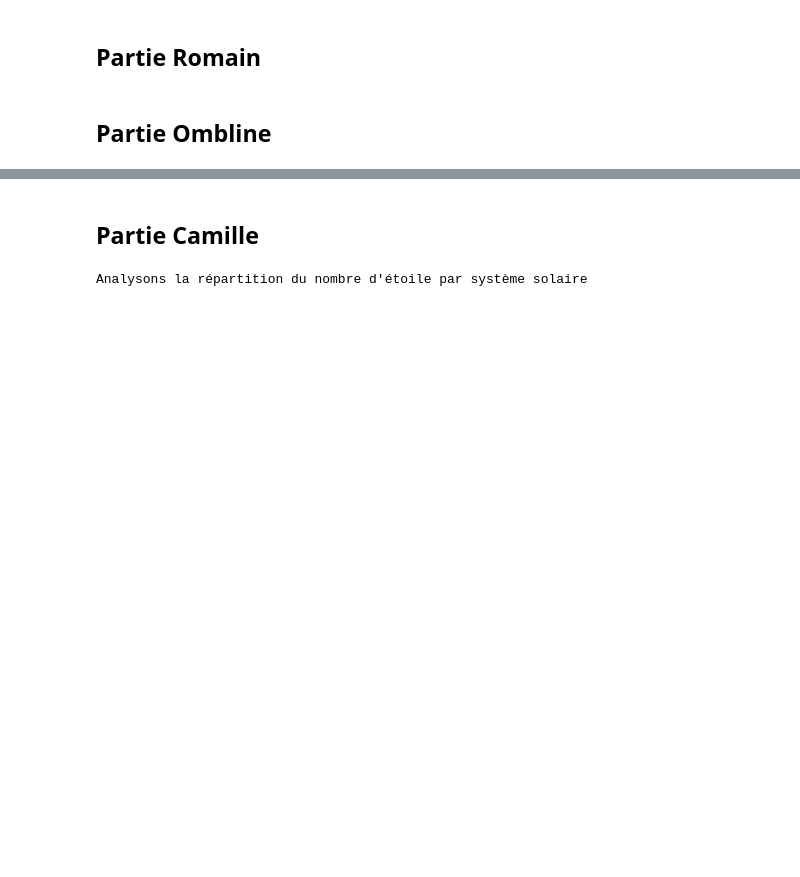
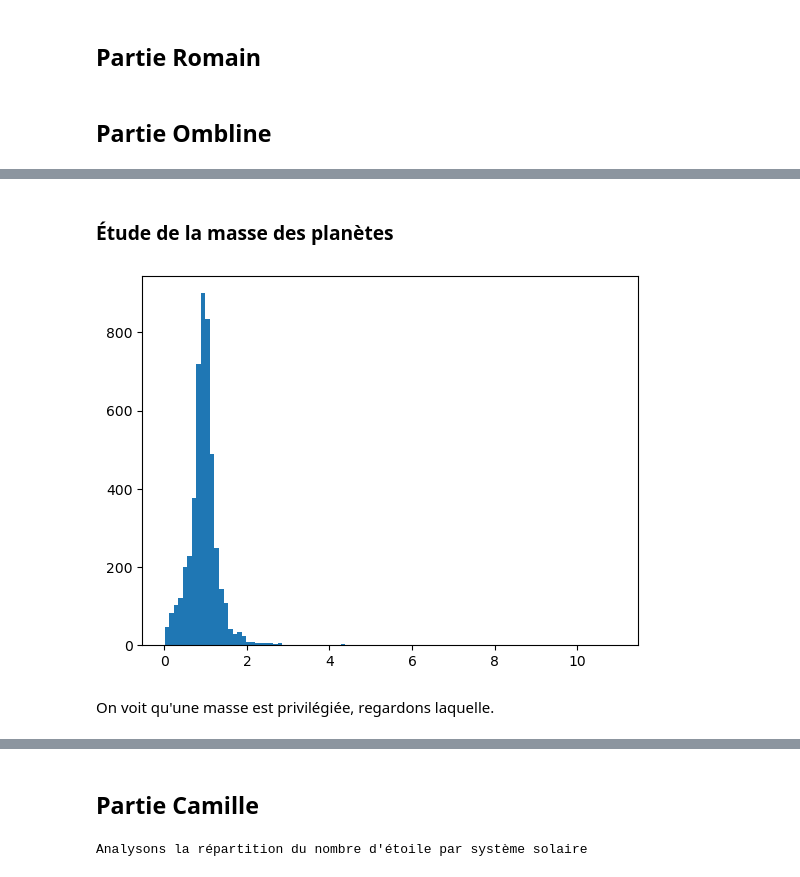
Before and after one commit to camilleprig/pe-hackathon, a Jupyter notebook: code.ipynb, the cells around one changed output, grey strips where cells are left out. Drawn from its saved outputs; the diff is of its cells as text; code cells hidden in the pictures; blank space fills up the shorter version.

```diff
--- a/code.ipynb
+++ b/code.ipynb
@@ -48,0 +85,10 @@ plt.hist(rayon, bins=200, )
+# %% [markdown]
+### Étude de la masse des planètes
+# %%
+masse = dfo["st_mass"]
+plt.hist(masse, bins = 100)
+plt.show()
+# %% [output]
+[figure, added]
+# %% [markdown]
+On voit qu'une masse est privilégiée, regardons laquelle.
```
Also changed, not shown: parts of 24 cells of this notebook.
